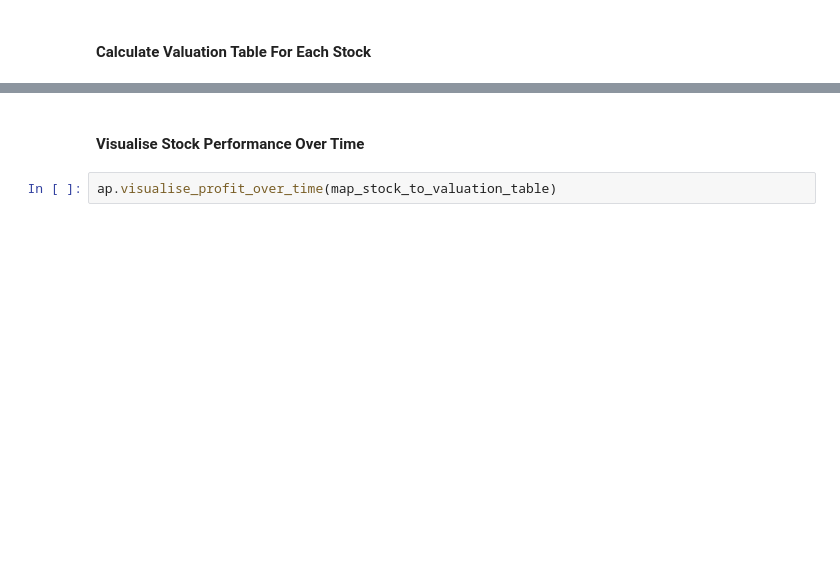
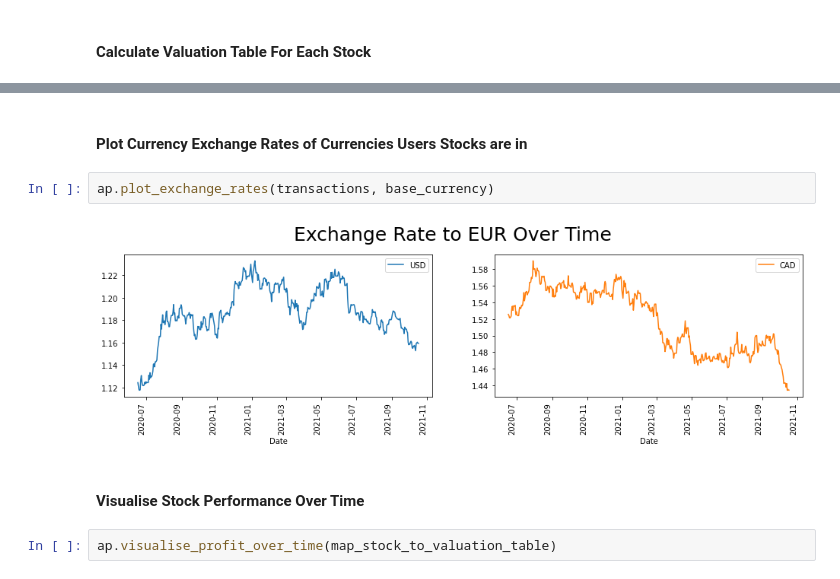
Before and after one commit to Crone1/Stock-Portfolio-Website, a Jupyter notebook: Analyse_Transactions.ipynb, the cells around one changed output, grey strips where cells are left out. Cells and saved outputs as stored; diff of their text form; blank space fills up the shorter version.

```diff
--- a/Analyse_Transactions.ipynb
+++ b/Analyse_Transactions.ipynb
@@ -145,3 +164,9 @@ Error retrieving stock price for ticker: 'SVE' (TSV). No valuation table calcula
+# %% [markdown]
+#### Plot Currency Exchange Rates of Currencies Users Stocks are in
+# %%
+ap.plot_exchange_rates(transactions, base_currency)
+# %% [output]
+[figure, added]
 # %% [markdown]
 #### Visualise Stock Performance Over Time
 # %%
```
Also changed, not shown: parts of 26 cells of this notebook, 3 other files.
